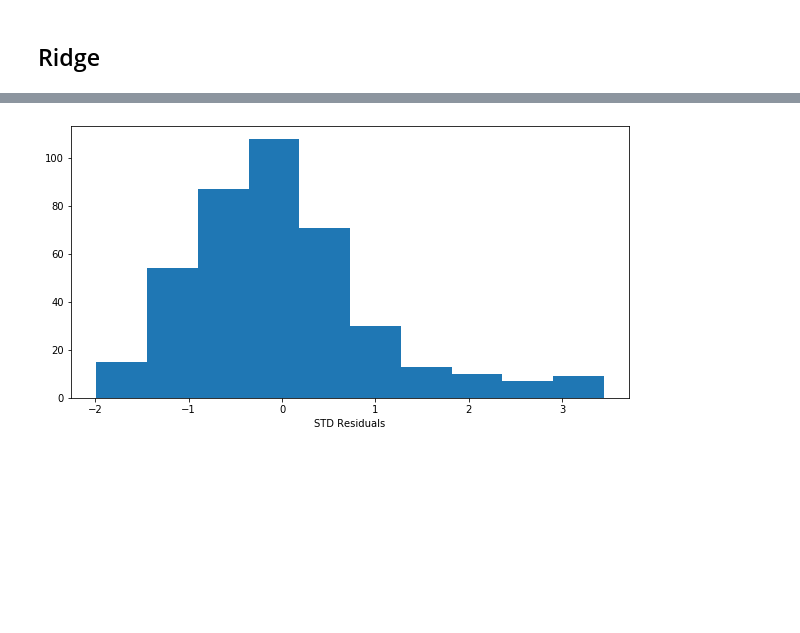
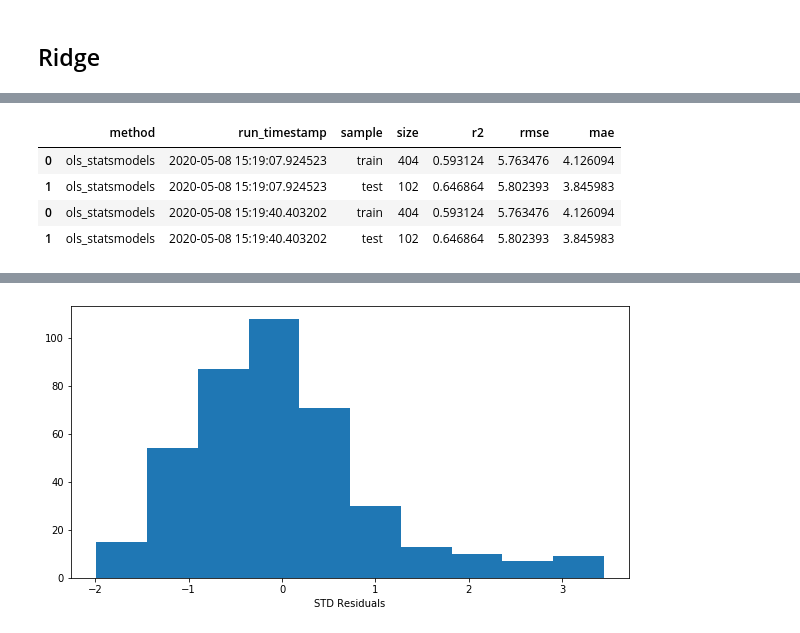
Before and after one commit to prudolph1/regression_base_code, a Jupyter notebook: regression_methods.ipynb, the cells around one changed output, grey strips where cells are left out. Saved outputs shown, nothing was run; the diff lists cells and outputs as text; code cells hidden in the pictures; blank space fills up the shorter version.

```diff
--- a/regression_methods.ipynb
+++ b/regression_methods.ipynb
@@ -140,2 +148,33 @@ X_train, X_test, y_train, y_test = train_test_split(X, y, test_size = 0.2, rando
+# %%
+# initialize empty dataframe
+metrics = pd.DataFrame()
+
+# calculate metrics and append to dataframe
+def assessment_metrics(method):
+    # sample sizes
+    size_train = y_train.shape[0]
+    size_test = y_test.shape[0]
+
+    # calculate R2, RMSE, and MAE
+    r2_train = r2_score(y_train,y_predict_train)
+    r2_test = r2_score(y_test,y_predict_test)
+
+    rmse_train = np.sqrt(mean_squared_error(y_train,y_predict_train))
+    rmse_test = np.sqrt(mean_squared_error(y_test,y_predict_test))
+
+    mae_train = mean_absolute_error(y_train,y_predict_train)
+    mae_test = mean_absolute_error(y_test,y_predict_test)
+
+    # create dataframe
+    dict = {'method':[method,method],
+            'run_timestamp':[datetime.now(),datetime.now()],
+            'sample':['train','test'],
+            'size':[size_train,size_test],
+            'r2':[r2_train,r2_test],
+            'rmse':[rmse_train,rmse_test],
+            'mae':[mae_train,mae_test]
+            }
+
+    return pd.DataFrame(dict)
 # %% [markdown]
 ## Ridge
@@ -171,0 +234,10 @@ y_predict = results.predict(X_train[features])
+# %%
+metrics = metrics.append(assessment_metrics('ols_statsmodels'))
+# %%
+metrics
+# %% [output]
+|  | method | run_timestamp | sample | size | r2 | rmse | mae |
+| 0 | ols_statsmodels | 2020-05-08 15:19:07.924523 | train | 404 | 0.593124 | 5.763476 | 4.126094 |
+| 1 | ols_statsmodels | 2020-05-08 15:19:07.924523 | test | 102 | 0.646864 | 5.802393 | 3.845983 |
+| 0 | ols_statsmodels | 2020-05-08 15:19:40.403202 | train | 404 | 0.593124 | 5.763476 | 4.126094 |
+| 1 | ols_statsmodels | 2020-05-08 15:19:40.403202 | test | 102 | 0.646864 | 5.802393 | 3.845983 |
```
Also changed, not shown: parts of 21 cells of this notebook.
